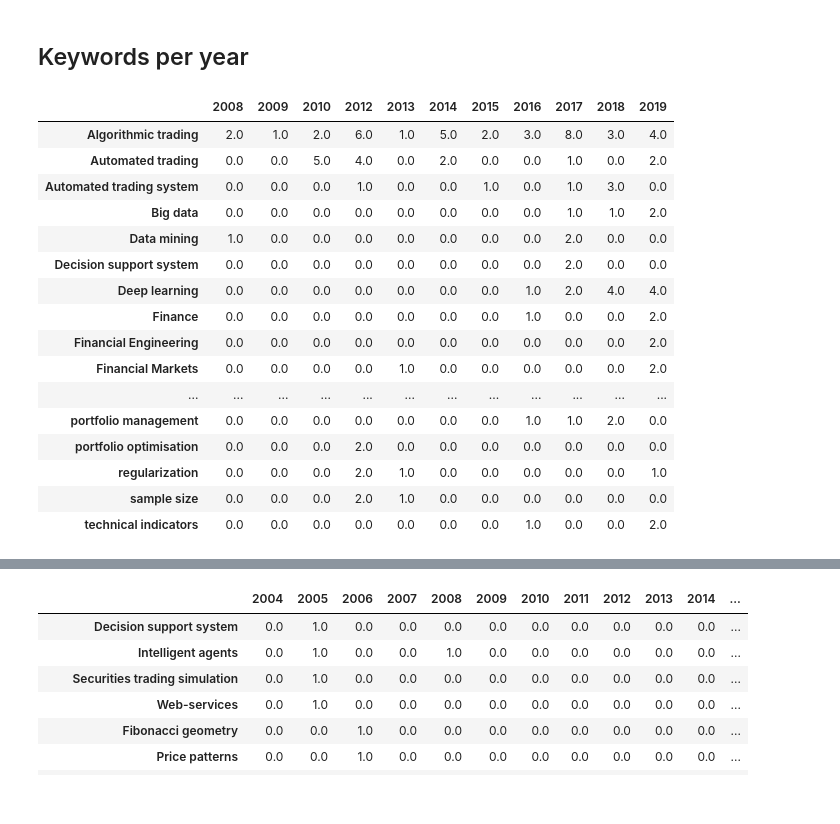
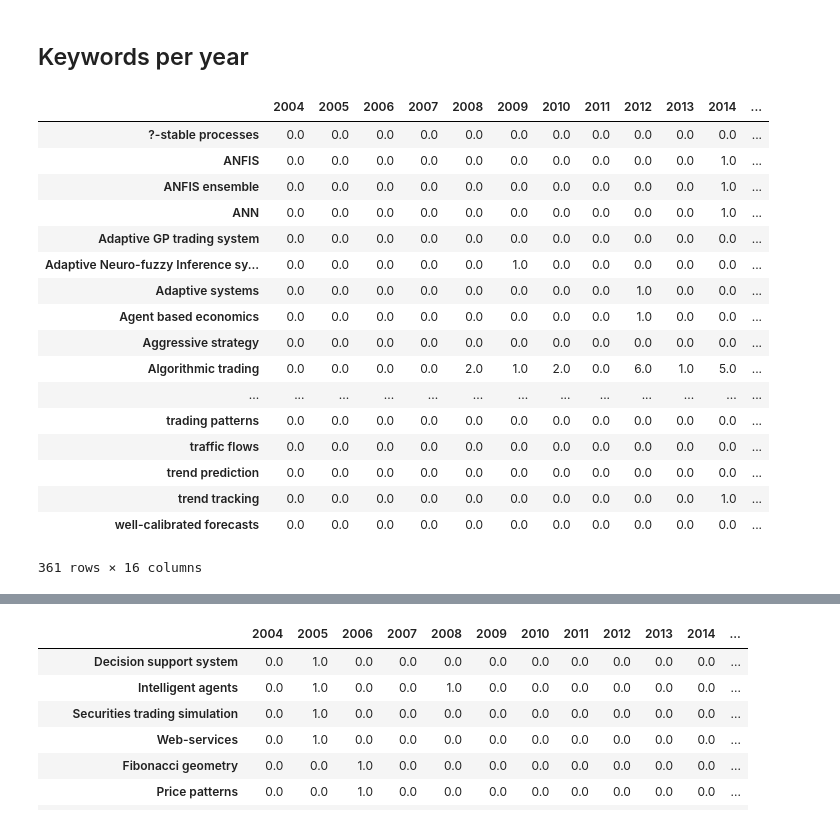
Before and after one commit to jdvelasq/techminer-old-deprecated, a Jupyter notebook: guide/tutorial/4-matrix-analysis.ipynb, the cells around one changed output, grey strips where cells are left out. Drawn from its saved outputs; the diff is of its cells as text; code cells hidden in the pictures.

```diff
--- a/guide/tutorial/4-matrix-analysis.ipynb
+++ b/guide/tutorial/4-matrix-analysis.ipynb
@@ -71,3 +8,0 @@ documentsByTerm(records, 'Cited by')
-# %%
-records['Num Authors'] = records['Author(s) ID'].map(lambda x: len(x.split(';')))
-documentsByTerm(records, 'Num Authors')
@@ -155,3 +8,0 @@ from techMiner import extractCountries
-# %%
-records['Country'] = records['Affiliations'].map(lambda x: extractCountries(x))
-documentsByTerm(records, 'Country', sep=';')
@@ -278,28 +13,28 @@ from techMiner import termByTerm
 # %%
 termByTerm(
     df=records,
     termA='Keywords',
     termB='Year',
     sepA=';',
     sepB=None,
     ascendingA=True,
-    ascendingB=True,
-    minmax=(2,3))
+    ascendingB=True)
 # %% [output]
-|  | 2008 | 2009 | 2010 | 2012 | 2013 | 2014 | 2015 | 2016 | 2017 | 2018 | 2019 |
-| Algorithmic trading | 2.0 | 1.0 | 2.0 | 6.0 | 1.0 | 5.0 | 2.0 | 3.0 | 8.0 | 3.0 | 4.0 |
-| Automated trading | 0.0 | 0.0 | 5.0 | 4.0 | 0.0 | 2.0 | 0.0 | 0.0 | 1.0 | 0.0 | 2.0 |
-| Automated trading system | 0.0 | 0.0 | 0.0 | 1.0 | 0.0 | 0.0 | 1.0 | 0.0 | 1.0 | 3.0 | 0.0 |
-| Big data | 0.0 | 0.0 | 0.0 | 0.0 | 0.0 | 0.0 | 0.0 | 0.0 | 1.0 | 1.0 | 2.0 |
-| Data mining | 1.0 | 0.0 | 0.0 | 0.0 | 0.0 | 0.0 | 0.0 | 0.0 | 2.0 | 0.0 | 0.0 |
-| Decision support system | 0.0 | 0.0 | 0.0 | 0.0 | 0.0 | 0.0 | 0.0 | 0.0 | 2.0 | 0.0 | 0.0 |
-| Deep learning | 0.0 | 0.0 | 0.0 | 0.0 | 0.0 | 0.0 | 0.0 | 1.0 | 2.0 | 4.0 | 4.0 |
-| Finance | 0.0 | 0.0 | 0.0 | 0.0 | 0.0 | 0.0 | 0.0 | 1.0 | 0.0 | 0.0 | 2.0 |
-| Financial Engineering | 0.0 | 0.0 | 0.0 | 0.0 | 0.0 | 0.0 | 0.0 | 0.0 | 0.0 | 0.0 | 2.0 |
-| Financial Markets | 0.0 | 0.0 | 0.0 | 0.0 | 1.0 | 0.0 | 0.0 | 0.0 | 0.0 | 0.0 | 2.0 |
-| ... | ... | ... | ... | ... | ... | ... | ... | ... | ... | ... | ... |
-| portfolio management | 0.0 | 0.0 | 0.0 | 0.0 | 0.0 | 0.0 | 0.0 | 1.0 | 1.0 | 2.0 | 0.0 |
-| portfolio optimisation | 0.0 | 0.0 | 0.0 | 2.0 | 0.0 | 0.0 | 0.0 | 0.0 | 0.0 | 0.0 | 0.0 |
-| regularization | 0.0 | 0.0 | 0.0 | 2.0 | 1.0 | 0.0 | 0.0 | 0.0 | 0.0 | 0.0 | 1.0 |
-| sample size | 0.0 | 0.0 | 0.0 | 2.0 | 1.0 | 0.0 | 0.0 | 0.0 | 0.0 | 0.0 | 0.0 |
-| technical indicators | 0.0 | 0.0 | 0.0 | 0.0 | 0.0 | 0.0 | 0.0 | 1.0 | 0.0 | 0.0 | 2.0 |
+|  | 2004 | 2005 | 2006 | 2007 | 2008 | 2009 | 2010 | 2011 | 2012 | 2013 | 2014 | ... |
+| ?-stable processes | 0.0 | 0.0 | 0.0 | 0.0 | 0.0 | 0.0 | 0.0 | 0.0 | 0.0 | 0.0 | 0.0 | ... |
+| ANFIS | 0.0 | 0.0 | 0.0 | 0.0 | 0.0 | 0.0 | 0.0 | 0.0 | 0.0 | 0.0 | 1.0 | ... |
+| ANFIS ensemble | 0.0 | 0.0 | 0.0 | 0.0 | 0.0 | 0.0 | 0.0 | 0.0 | 0.0 | 0.0 | 1.0 | ... |
+| ANN | 0.0 | 0.0 | 0.0 | 0.0 | 0.0 | 0.0 | 0.0 | 0.0 | 0.0 | 0.0 | 1.0 | ... |
+| Adaptive GP trading system | 0.0 | 0.0 | 0.0 | 0.0 | 0.0 | 0.0 | 0.0 | 0.0 | 0.0 | 0.0 | 0.0 | ... |
+| Adaptive Neuro-fuzzy Inference sy... | 0.0 | 0.0 | 0.0 | 0.0 | 0.0 | 1.0 | 0.0 | 0.0 | 0.0 | 0.0 | 0.0 | ... |
+| Adaptive systems | 0.0 | 0.0 | 0.0 | 0.0 | 0.0 | 0.0 | 0.0 | 0.0 | 1.0 | 0.0 | 0.0 | ... |
+| Agent based economics | 0.0 | 0.0 | 0.0 | 0.0 | 0.0 | 0.0 | 0.0 | 0.0 | 1.0 | 0.0 | 0.0 | ... |
+| Aggressive strategy | 0.0 | 0.0 | 0.0 | 0.0 | 0.0 | 0.0 | 0.0 | 0.0 | 0.0 | 0.0 | 0.0 | ... |
+| Algorithmic trading | 0.0 | 0.0 | 0.0 | 0.0 | 2.0 | 1.0 | 2.0 | 0.0 | 6.0 | 1.0 | 5.0 | ... |
+| ... | ... | ... | ... | ... | ... | ... | ... | ... | ... | ... | ... | ... |
+| trading patterns | 0.0 | 0.0 | 0.0 | 0.0 | 0.0 | 0.0 | 0.0 | 0.0 | 0.0 | 0.0 | 0.0 | ... |
+| traffic flows | 0.0 | 0.0 | 0.0 | 0.0 | 0.0 | 0.0 | 0.0 | 0.0 | 0.0 | 0.0 | 0.0 | ... |
+| trend prediction | 0.0 | 0.0 | 0.0 | 0.0 | 0.0 | 0.0 | 0.0 | 0.0 | 0.0 | 0.0 | 0.0 | ... |
+| trend tracking | 0.0 | 0.0 | 0.0 | 0.0 | 0.0 | 0.0 | 0.0 | 0.0 | 0.0 | 0.0 | 1.0 | ... |
+| well-calibrated forecasts | 0.0 | 0.0 | 0.0 | 0.0 | 0.0 | 0.0 | 0.0 | 0.0 | 0.0 | 0.0 | 0.0 | ... |
+361 rows × 16 columns
```
Also changed, not shown: parts of 39 cells of this notebook, 5 other files.
